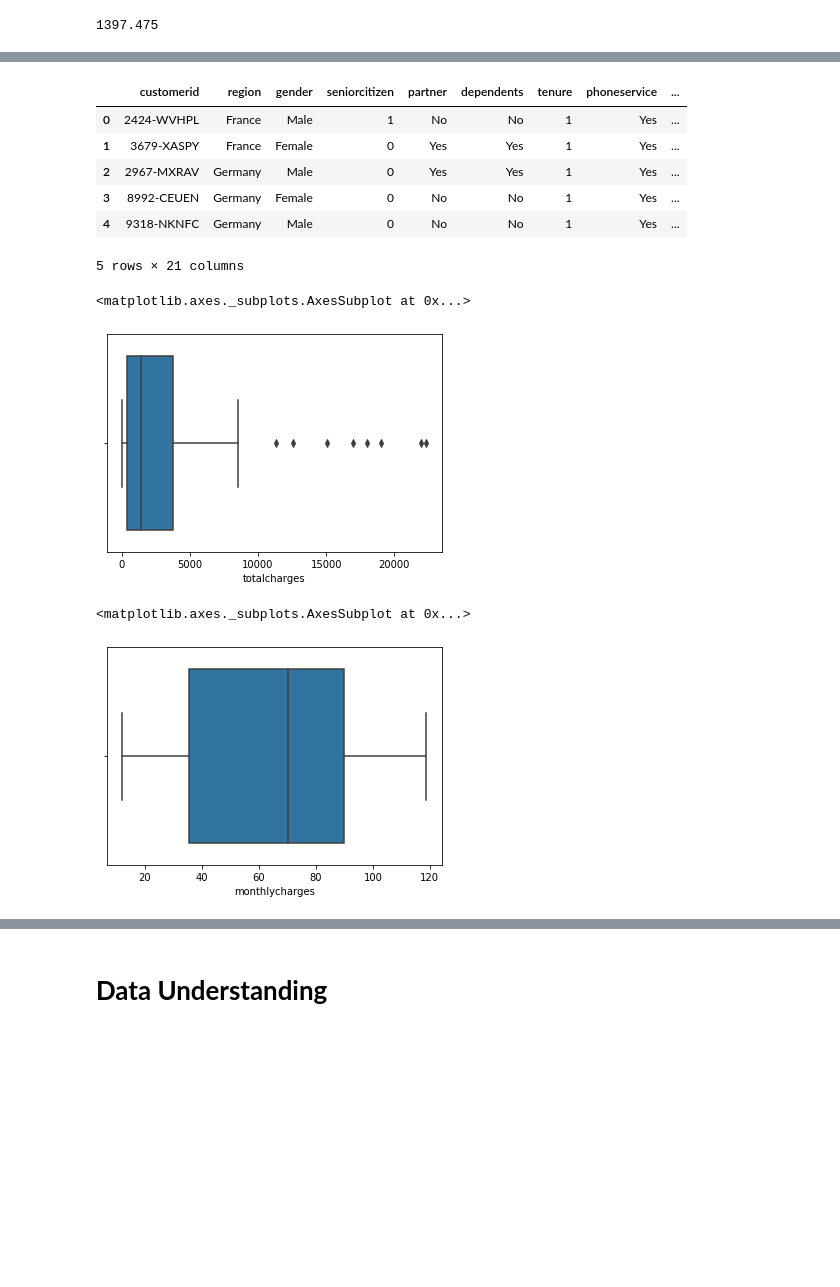
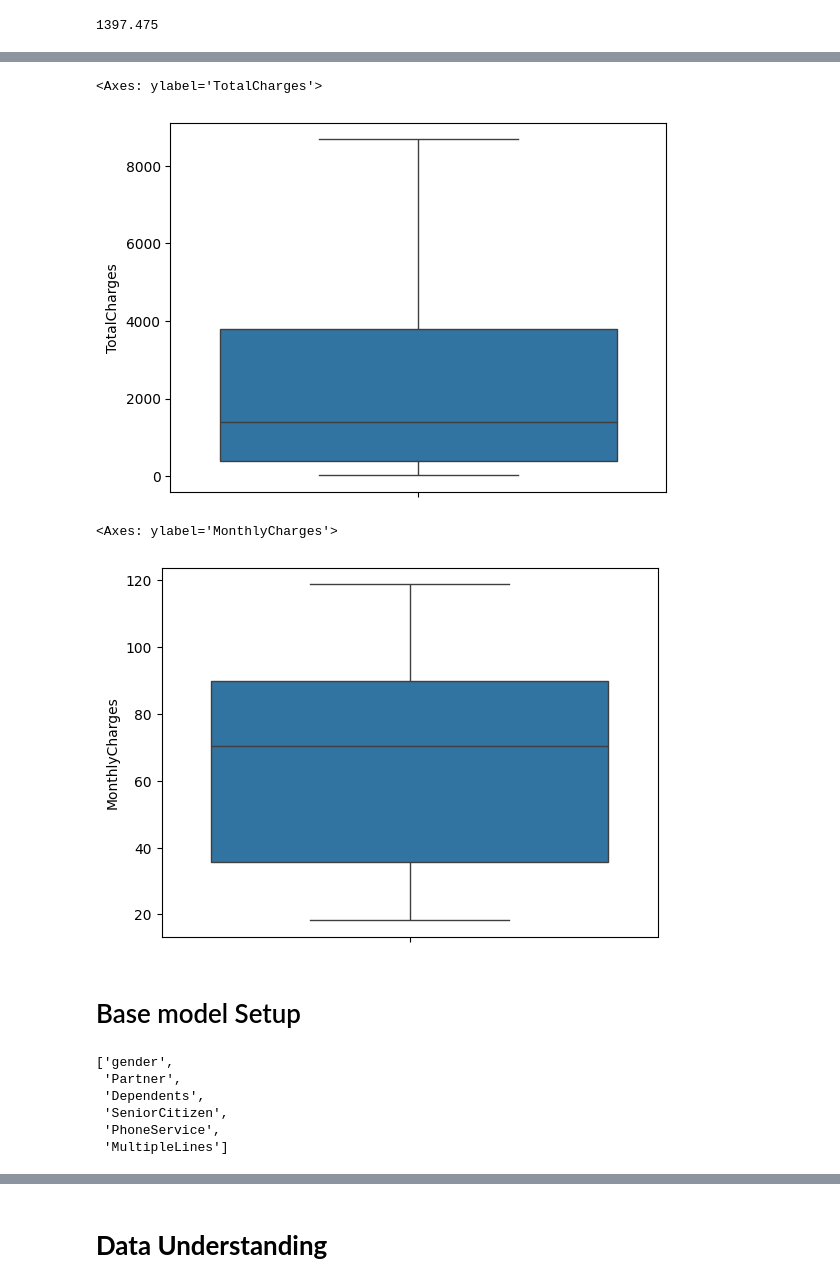
Before and after one commit to nikenyudha/telco-customer-churn-analysis, a Jupyter notebook: ML_telco.ipynb, the cells around one changed output, grey strips where cells are left out. Saved outputs shown, nothing was run; the diff lists cells and outputs as text; code cells hidden in the pictures; blank space fills up the shorter version.

Commit message:
base model setup Created using Colab

```diff
--- a/ML_telco.ipynb
+++ b/ML_telco.ipynb
@@ -631,5 +640,3 @@ totalcharges_median = df['totalcharges'].median()
 totalcharges_median
 # %% [output]
 1397.475
-# %%
-df['totalcharges'] = df['totalcharges'].fillna(totalcharges_median)
@@ -654,20 +643,23 @@ df.describe()
-# %%
-df.head()
-# %% [output]
-|  | customerid | region | gender | seniorcitizen | partner | dependents | tenure | phoneservice | ... |
-| 0 | 2424-WVHPL | France | Male | 1 | No | No | 1 | Yes | ... |
-| 1 | 3679-XASPY | France | Female | 0 | Yes | Yes | 1 | Yes | ... |
-| 2 | 2967-MXRAV | Germany | Male | 0 | Yes | Yes | 1 | Yes | ... |
-| 3 | 8992-CEUEN | Germany | Female | 0 | No | No | 1 | Yes | ... |
-| 4 | 9318-NKNFC | Germany | Male | 0 | No | No | 1 | Yes | ... |
-5 rows × 21 columns
 # %%
-sns.boxplot(df['totalcharges'])
+sns.boxplot(df['TotalCharges'])
 # %% [output]
-<matplotlib.axes._subplots.AxesSubplot at 0x...>
+<Axes: ylabel='TotalCharges'>
-[figure, old version]
+[figure, new version]
 # %%
-sns.boxplot(df['monthlycharges'])
+sns.boxplot(df['MonthlyCharges'])
 # %% [output]
-<matplotlib.axes._subplots.AxesSubplot at 0x...>
+<Axes: ylabel='MonthlyCharges'>
-[figure, old version]
+[figure, new version]
+# %% [markdown]
+# Base model Setup
+# %%
+dff = df.copy()
+cat_cols = [col for col in cat_cols if col not in ["Churn"]]
+cat_cols
+# %% [output]
+['gender',
+ 'Partner',
+ 'Dependents',
+ 'SeniorCitizen',
+ 'PhoneService',
+ 'MultipleLines']
```
Also changed, not shown: parts of 15 cells of this notebook.
